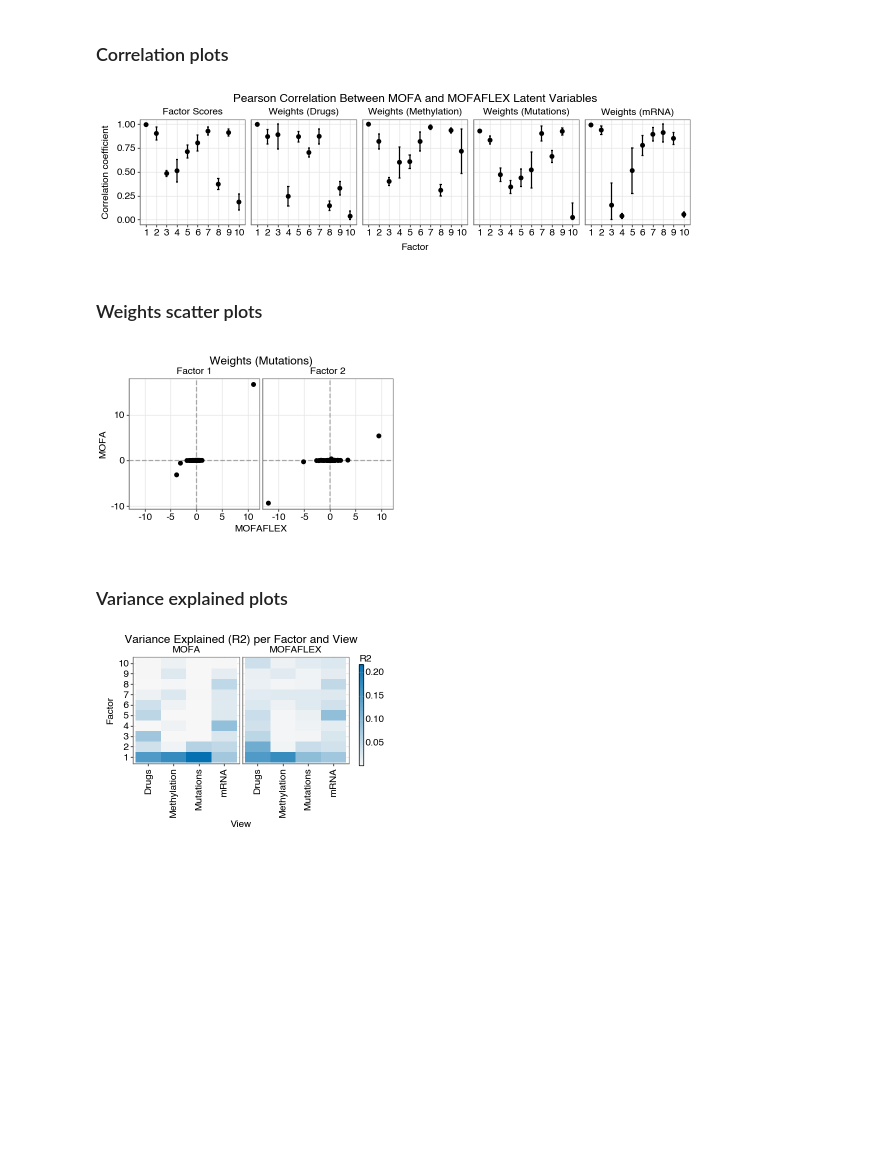
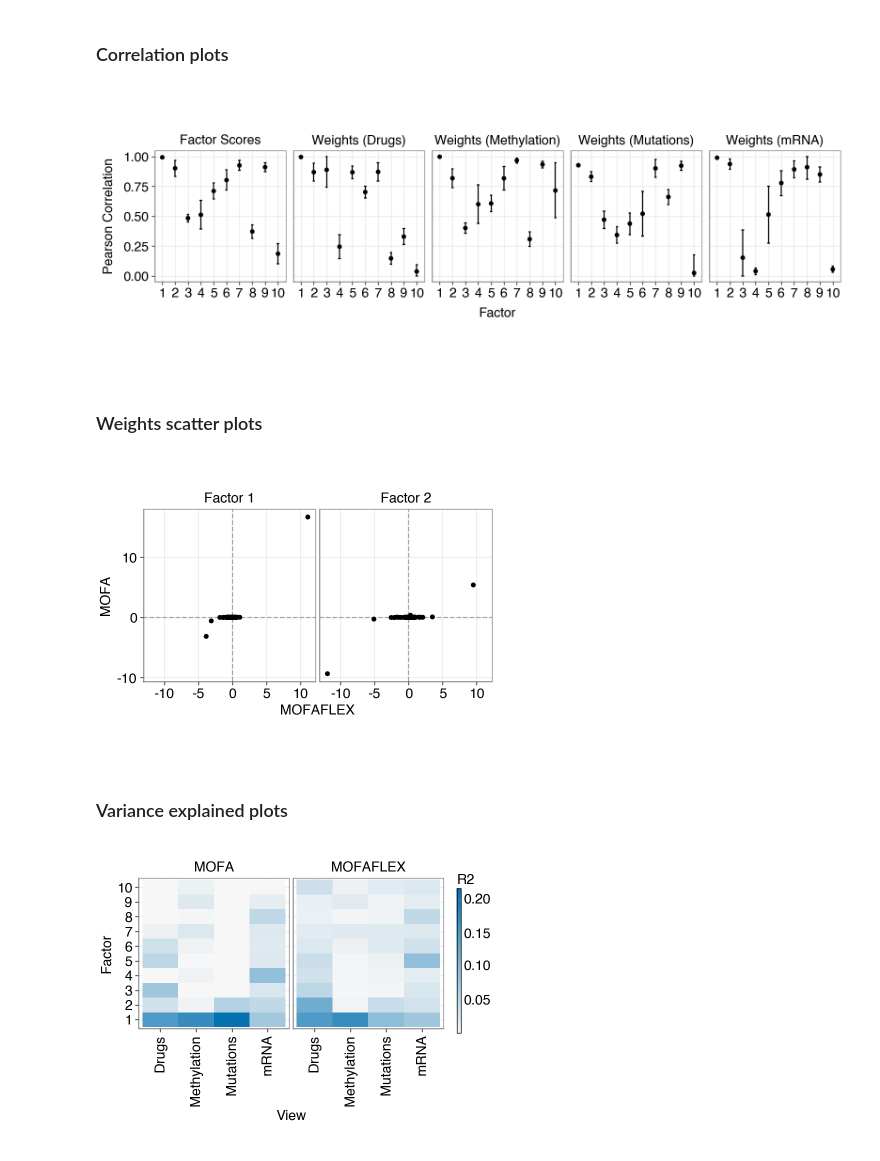
Before and after one commit to bioFAM/mofaflex-analysis, a Jupyter notebook: comparison_mofa/analysis.ipynb, the cells around one changed output. Cells and saved outputs as stored; diff of their text form; code cells hidden in the pictures; blank space fills up the shorter version.

```diff
--- a/comparison_mofa/analysis.ipynb
+++ b/comparison_mofa/analysis.ipynb
@@ -96,36 +95,36 @@ for seed in seeds:
         corr = []
         for i in range(n_factors):
             corr.append(pearsonr(w_mofaflex[seed][view].iloc[:, i], w_mofa[view].iloc[:, i])[0].item())
         df.append(pd.DataFrame(corr, columns=[f"corr"]))
         df[-1]["seed"] = seed
         df[-1]["factor"] = [f"{i+1}" for i in range(n_factors)]
         df[-1]["lv"] = f"Weights ({view})"
 
 df = pd.concat(df, axis=0)
 
 df = df.groupby(["factor", "lv"])["corr"].aggregate(["mean", "std"]).reset_index()
 df["min"] = df["mean"] - df["std"]
 df["max"] = df["mean"] + df["std"]
 df["factor"] = pd.Categorical(df["factor"], categories=[f"{i+1}" for i in range(n_factors)], ordered=True)
 df["min"] = np.clip(df["min"], a_min=0., a_max=1.)
 df["max"] = np.clip(df["max"], a_min=0., a_max=1.)
 
 plot = (
     ggplot(df, aes(x="factor", y="mean", group="lv"))
     + geom_point(size=1.)
     + geom_errorbar(aes(ymin="min", ymax="max"), width=0.2)
     + facet_wrap("~lv", scales="fixed", ncol=5)
     + theme(
-        figure_size=(6, 1.7),
+        figure_size=(8, 3),
     )
-    + labs(x="Factor", y="Correlation coefficient", title="Pearson Correlation Between MOFA and MOFAFLEX Latent Variables")
+    + labs(x="Factor", y="Pearson Correlation", title="")
     + ylim(0, 1)
 )
 
 ggsave(plot, "plots/correlations.pdf")
 plot.show()
 # %% [output]
-[figure, old version]
+[figure, new version]
 # %% [markdown]
 ### Weights scatter plots
 # %%
@@ -147,8 +146,8 @@ df = pd.concat(df_list, ignore_index=True)
 plot = (
     ggplot(df, aes(x="weight_mofaflex", y="weight_mofa"))
     + geom_point(size=1.)
-    + labs(x="MOFAFLEX", y="MOFA", title=f"Weights ({view})")
-    + theme(figure_size=(3, 2), plot_title=element_text(ha='center'))
+    + labs(x="MOFAFLEX", y="MOFA", title=f"")
+    + theme(figure_size=(4, 3), plot_title=element_text(ha='center'))
     + geom_hline(yintercept=0, linetype='dashed', color='black', alpha=0.3)
     + geom_vline(xintercept=0, linetype='dashed', color='black', alpha=0.3)
     + facet_wrap("~factor", scales="fixed")
@@ -157,7 +156,7 @@ plot = (
 ggsave(plot, f"plots/mutations_weights.pdf")
 plot.show()
 # %% [output]
-[figure, old version]
+[figure, new version]
 # %% [markdown]
 ### Variance explained plots
 # %%
@@ -170,15 +169,15 @@ plot = (
     ggplot(df, aes(x="View", y="Factor", fill="R2", group="model"))
     + geom_tile()
     + scale_fill_gradient(low="#f7f7f7", high="#0571b0", name="R2")
-    + labs(x="View", y="Factor", title="Variance Explained (R2) per Factor and View", fill="R2")
-    + theme(axis_text_x=element_text(rotation=90), figure_size=(3, 2), legend_key_width=3.)
+    + labs(x="View", y="Factor", title="", fill="R2")
+    + theme(axis_text_x=element_text(rotation=90), figure_size=(4, 3), legend_key_width=3.)
     + facet_wrap("~model")
 )
 
 ggsave(plot, f"plots/variance_explained.pdf")
 plot.show()
 # %% [output]
-[figure, old version]
+[figure, new version]
 # %%
 seed = 0
 
```
Also changed, not shown: parts of 2 cells of this notebook, 2 other files.
